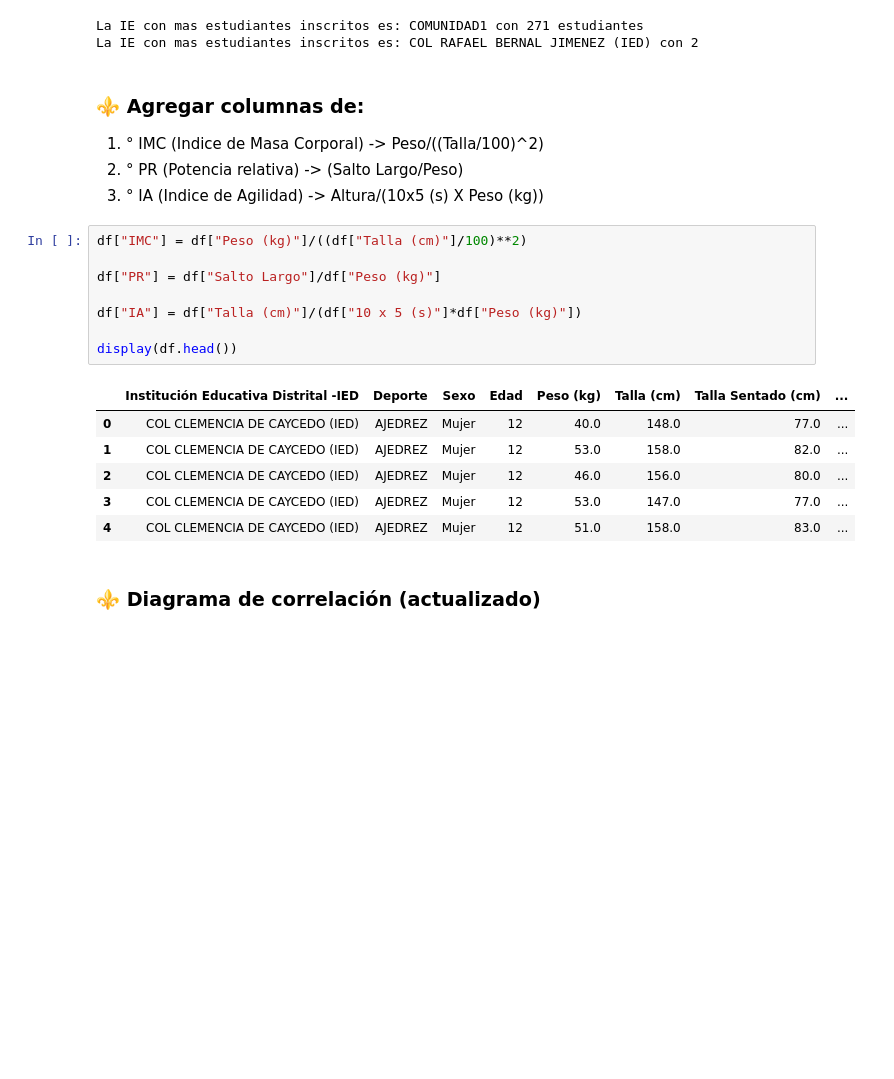
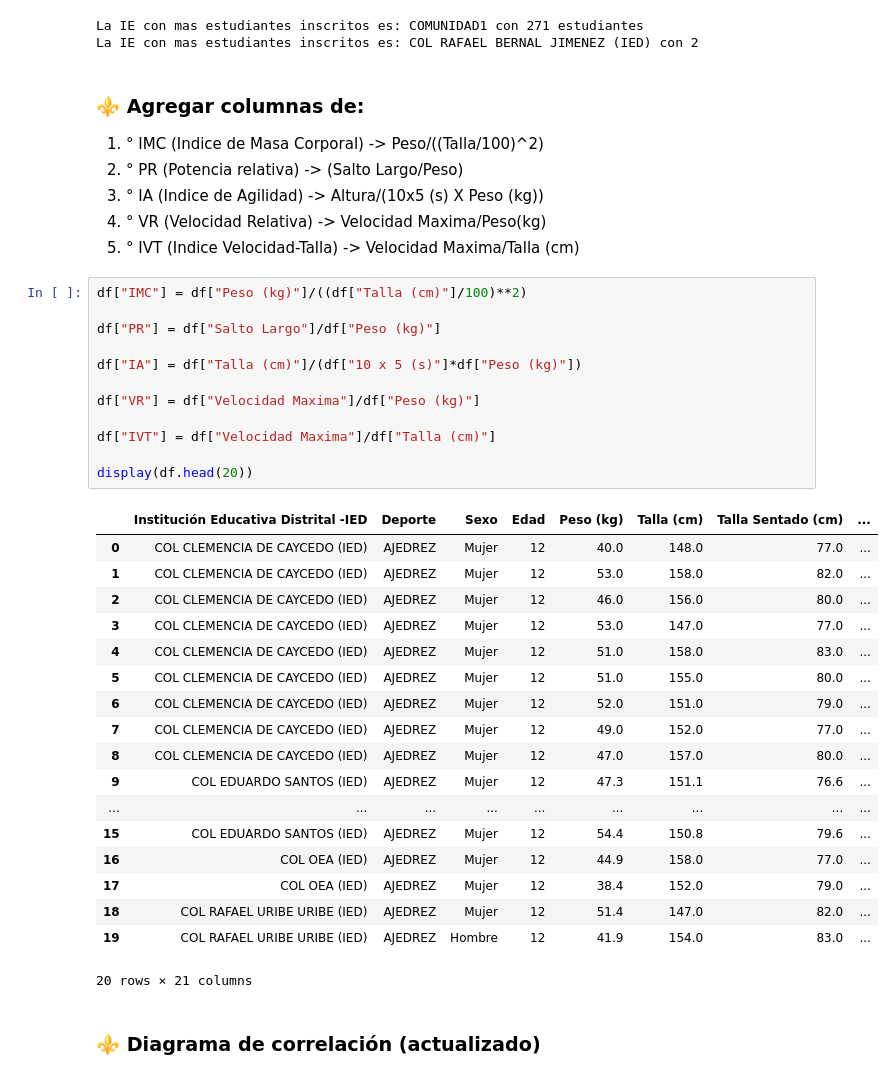
Before and after one commit to SebasMartinez21/Proyecto_IA, a Jupyter notebook: Analisis_exploratorio/analisis_exp.ipynb, the cells around one changed output. Drawn from its saved outputs; the diff is of its cells as text; blank space fills up the shorter version.

```diff
--- a/Analisis_exploratorio/analisis_exp.ipynb
+++ b/Analisis_exploratorio/analisis_exp.ipynb
@@ -253,21 +253,39 @@ La IE con mas estudiantes inscritos es: COL RAFAEL BERNAL JIMENEZ (IED) con 2
 1. ° IMC (Indice de Masa Corporal) -> Peso/((Talla/100)^2)
 2. ° PR (Potencia relativa) -> (Salto Largo/Peso)
 3. ° IA (Indice de Agilidad) -> Altura/(10x5 (s) X Peso (kg))
+4. ° VR (Velocidad Relativa) -> Velocidad Maxima/Peso(kg)
+5. ° IVT (Indice Velocidad-Talla) -> Velocidad Maxima/Talla (cm)
 # %%
 df["IMC"] = df["Peso (kg)"]/((df["Talla (cm)"]/100)**2)
 
 df["PR"] = df["Salto Largo"]/df["Peso (kg)"]
 
 df["IA"] = df["Talla (cm)"]/(df["10 x 5 (s)"]*df["Peso (kg)"])
 
-display(df.head())
+df["VR"] = df["Velocidad Maxima"]/df["Peso (kg)"]
+
+df["IVT"] = df["Velocidad Maxima"]/df["Talla (cm)"]
+
+display(df.head(20))
 # %% [output]
 |  | Institución Educativa Distrital -IED | Deporte | Sexo | Edad | Peso (kg) | Talla (cm) | Talla Sentado (cm) | ... |
 | 0 | COL CLEMENCIA DE CAYCEDO (IED) | AJEDREZ | Mujer | 12 | 40.0 | 148.0 | 77.0 | ... |
 | 1 | COL CLEMENCIA DE CAYCEDO (IED) | AJEDREZ | Mujer | 12 | 53.0 | 158.0 | 82.0 | ... |
 | 2 | COL CLEMENCIA DE CAYCEDO (IED) | AJEDREZ | Mujer | 12 | 46.0 | 156.0 | 80.0 | ... |
 | 3 | COL CLEMENCIA DE CAYCEDO (IED) | AJEDREZ | Mujer | 12 | 53.0 | 147.0 | 77.0 | ... |
 | 4 | COL CLEMENCIA DE CAYCEDO (IED) | AJEDREZ | Mujer | 12 | 51.0 | 158.0 | 83.0 | ... |
+| 5 | COL CLEMENCIA DE CAYCEDO (IED) | AJEDREZ | Mujer | 12 | 51.0 | 155.0 | 80.0 | ... |
+| 6 | COL CLEMENCIA DE CAYCEDO (IED) | AJEDREZ | Mujer | 12 | 52.0 | 151.0 | 79.0 | ... |
+| 7 | COL CLEMENCIA DE CAYCEDO (IED) | AJEDREZ | Mujer | 12 | 49.0 | 152.0 | 77.0 | ... |
+| 8 | COL CLEMENCIA DE CAYCEDO (IED) | AJEDREZ | Mujer | 12 | 47.0 | 157.0 | 80.0 | ... |
+| 9 | COL EDUARDO SANTOS (IED) | AJEDREZ | Mujer | 12 | 47.3 | 151.1 | 76.6 | ... |
+| ... | ... | ... | ... | ... | ... | ... | ... | ... |
+| 15 | COL EDUARDO SANTOS (IED) | AJEDREZ | Mujer | 12 | 54.4 | 150.8 | 79.6 | ... |
+| 16 | COL OEA (IED) | AJEDREZ | Mujer | 12 | 44.9 | 158.0 | 77.0 | ... |
+| 17 | COL OEA (IED) | AJEDREZ | Mujer | 12 | 38.4 | 152.0 | 79.0 | ... |
+| 18 | COL RAFAEL URIBE URIBE (IED) | AJEDREZ | Mujer | 12 | 51.4 | 147.0 | 82.0 | ... |
+| 19 | COL RAFAEL URIBE URIBE (IED) | AJEDREZ | Hombre | 12 | 41.9 | 154.0 | 83.0 | ... |
+20 rows × 21 columns
 # %% [markdown]
 ### ⚜️ Diagrama de correlación (actualizado)
 # %%
```
Also changed, not shown: parts of 3 cells of this notebook, 10 other files.
